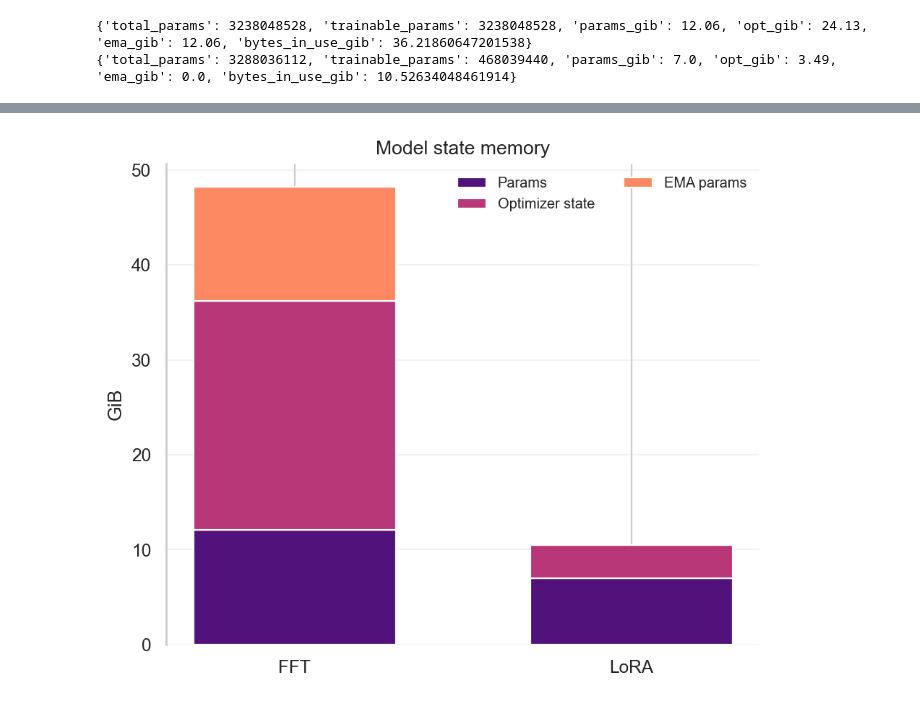
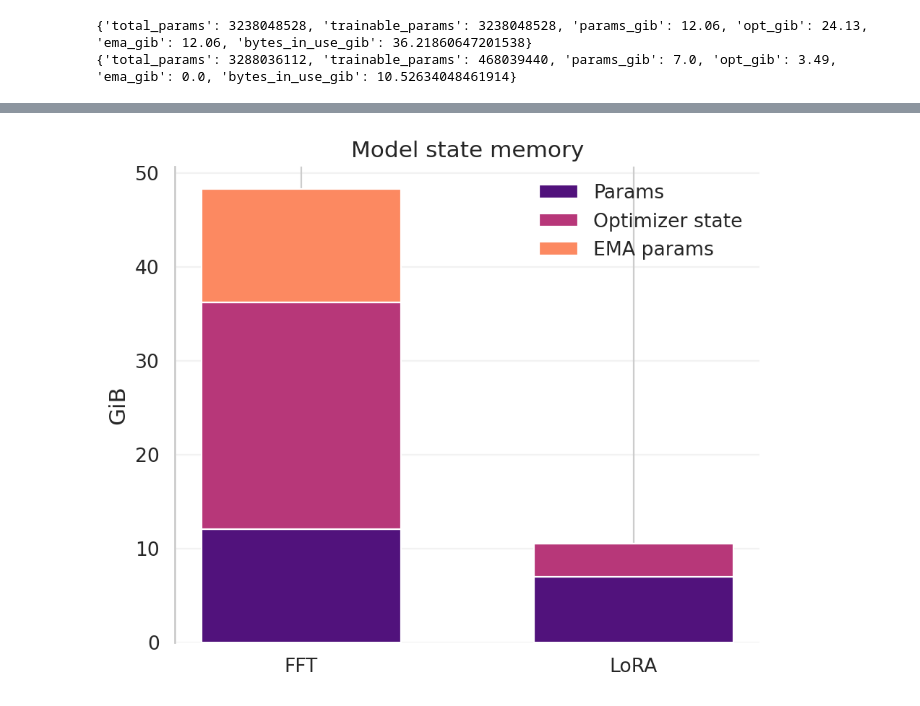
Before and after one commit to F-Fer/lerobot_ur5e_gello, a Jupyter notebook: notebooks/lora_memory_plots.ipynb, the cells around one changed output, grey strips where cells are left out. Cells and saved outputs as stored; diff of their text form; code cells hidden in the pictures.

Commit message:
increase font size lora_memory_plots

```diff
--- a/notebooks/lora_memory_plots.ipynb
+++ b/notebooks/lora_memory_plots.ipynb
@@ -28,6 +28,9 @@ print(lora)
 # %%
 sns.set_theme(style="whitegrid")
 plt.rcParams.update({"font.size": 12})
+
+font_size = 12
+font_size_large = 14
 
 def pct(trainable, total):
     return 100.0 * trainable / total
@@ -41,13 +44,13 @@ trainable_pct = [
 ]
 trainable_abs_m = [fft["trainable_params"] / 1e6, lora["trainable_params"] / 1e6]
 
-fig, ax = plt.subplots(figsize=(6.0, 5), dpi=160)
+fig, ax = plt.subplots(figsize=(6, 5), dpi=160)
 palette2 = sns.color_palette("magma", 2)
 
 sns.barplot(x=labels, y=trainable_pct, ax=ax, palette=palette2)
 ax.set_ylim(0, 115)
-ax.set_ylabel("Trainable parameters (%)")
-ax.set_title("Trainable parameter fraction")
+ax.set_ylabel("Trainable parameters (%)", fontsize=font_size_large)
+ax.set_title("Trainable parameter fraction", fontsize=font_size_large)
 
 for b, m in zip(ax.patches, trainable_abs_m, strict=True):
     ax.text(
@@ -56,10 +59,12 @@ for b, m in zip(ax.patches, trainable_abs_m, strict=True):
         f"{b.get_height():.2f}%\n({m:,.0f}M)",
         ha="center",
         va="bottom",
-        fontsize=9,
+        fontsize=font_size,
     )
 
 ax.grid(axis="y", alpha=0.25)
+ax.tick_params(axis='x', labelsize=font_size)
+ax.tick_params(axis='y', labelsize=font_size)
 sns.despine(ax=ax, left=False, bottom=True)
 plt.tight_layout()
 # %% [output]
@@ -71,34 +76,36 @@ Passing `palette` without assigning `hue` is deprecated and will be removed in v
 # Plot 2: Memory breakdown
 params = [fft["params_gib"], lora["params_gib"]]
 opt = [fft["opt_gib"], lora["opt_gib"]]
 ema = [fft["ema_gib"], lora["ema_gib"]]
 bytes_in_use = [fft["bytes_in_use_gib"], lora["bytes_in_use_gib"]]
 
 x = np.arange(len(labels))
 w = 0.6
 
 fig, ax = plt.subplots(figsize=(6, 5), dpi=160)
 palette3 = sns.color_palette("magma", 3)
 
 ax.bar(x, params, width=w, label="Params", color=palette3[0])
 ax.bar(x, opt, width=w, bottom=params, label="Optimizer state", color=palette3[1])
 ax.bar(
     x,
     ema,
     width=w,
     bottom=np.array(params) + np.array(opt),
     label="EMA params",
     color=palette3[2],
 )
 
 ax.set_xticks(x, labels)
-ax.set_ylabel("GiB")
-ax.set_title("Model state memory")
+ax.set_ylabel("GiB", fontsize=font_size_large   )
+ax.set_title("Model state memory", fontsize=font_size_large)
 ax.grid(axis="y", alpha=0.25)
-ax.legend(ncols=2, fontsize=9, frameon=False)
+ax.legend(ncols=1, fontsize=font_size, frameon=False)
+ax.tick_params(axis='x', labelsize=font_size)
+ax.tick_params(axis='y', labelsize=font_size)
 sns.despine(ax=ax, left=False, bottom=True)
 plt.tight_layout()
 
 plt.show()
 # %% [output]
-[figure, old version]
+[figure, new version]
```
Also changed, not shown: parts of 1 cell of this notebook, 1 other file.
